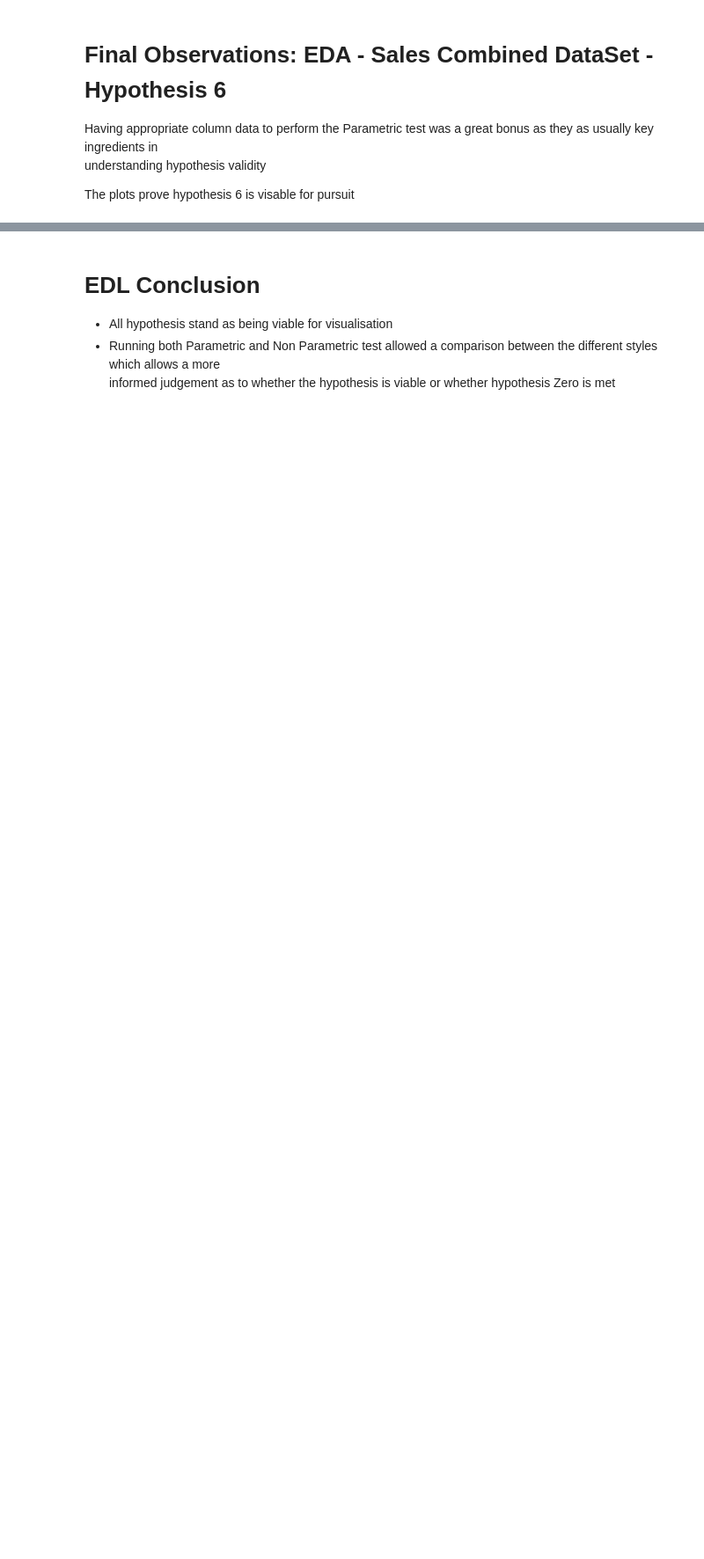
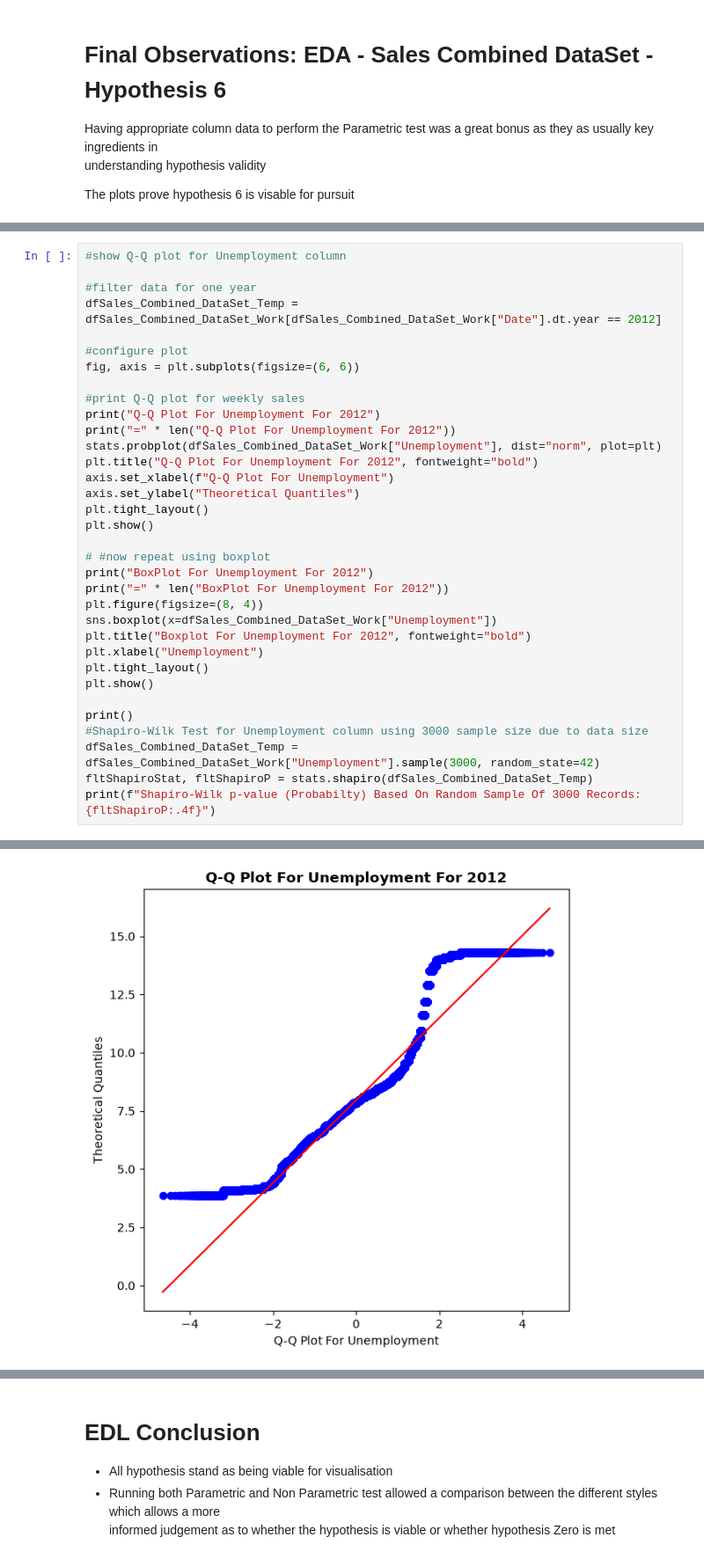
Before and after one commit to RogerWilliams2026/Project2-SalesAnalysis, a Jupyter notebook: jupyter_notebooks/Notebook_EDA_Sales_DataSet.ipynb, the cells around one changed output, grey strips where cells are left out. Shown at 88% size. Saved outputs shown, nothing was run; the diff lists cells and outputs as text; blank space fills up the shorter version.

```diff
--- a/jupyter_notebooks/Notebook_EDA_Sales_DataSet.ipynb
+++ b/jupyter_notebooks/Notebook_EDA_Sales_DataSet.ipynb
@@ -1063,0 +1114,35 @@ The plots prove hypothesis 6 is visable for pursuit
+# %%
+#show Q-Q plot for Unemployment column
+
+#filter data for one year
+dfSales_Combined_DataSet_Temp = dfSales_Combined_DataSet_Work[dfSales_Combined_DataSet_Work["Date"].dt.year == 2012]
+
+#configure plot
+fig, axis = plt.subplots(figsize=(6, 6))
+
+#print Q-Q plot for weekly sales
+print("Q-Q Plot For Unemployment For 2012")
+print("=" * len("Q-Q Plot For Unemployment For 2012"))
+stats.probplot(dfSales_Combined_DataSet_Work["Unemployment"], dist="norm", plot=plt)
+plt.title("Q-Q Plot For Unemployment For 2012", fontweight="bold")
+axis.set_xlabel(f"Q-Q Plot For Unemployment")
+axis.set_ylabel("Theoretical Quantiles")
+plt.tight_layout()
+plt.show()
+
+# #now repeat using boxplot
+print("BoxPlot For Unemployment For 2012")
+print("=" * len("BoxPlot For Unemployment For 2012"))
+plt.figure(figsize=(8, 4))
+sns.boxplot(x=dfSales_Combined_DataSet_Work["Unemployment"])
+plt.title("Boxplot For Unemployment For 2012", fontweight="bold")
+plt.xlabel("Unemployment")
+plt.tight_layout()
+plt.show()
+
+print()
+#Shapiro-Wilk Test for Unemployment column using 3000 sample size due to data size
+dfSales_Combined_DataSet_Temp = dfSales_Combined_DataSet_Work["Unemployment"].sample(3000, random_state=42)
+fltShapiroStat, fltShapiroP = stats.shapiro(dfSales_Combined_DataSet_Temp)
+print(f"Shapiro-Wilk p-value (Probabilty) Based On Random Sample Of 3000 Records: {fltShapiroP:.4f}")
+# %% [output]
@@ -1063,0 +1151 @@ The plots prove hypothesis 6 is visable for pursuit
+[figure, added]
```
Also changed, not shown: parts of 22 cells of this notebook, 4 other files.
